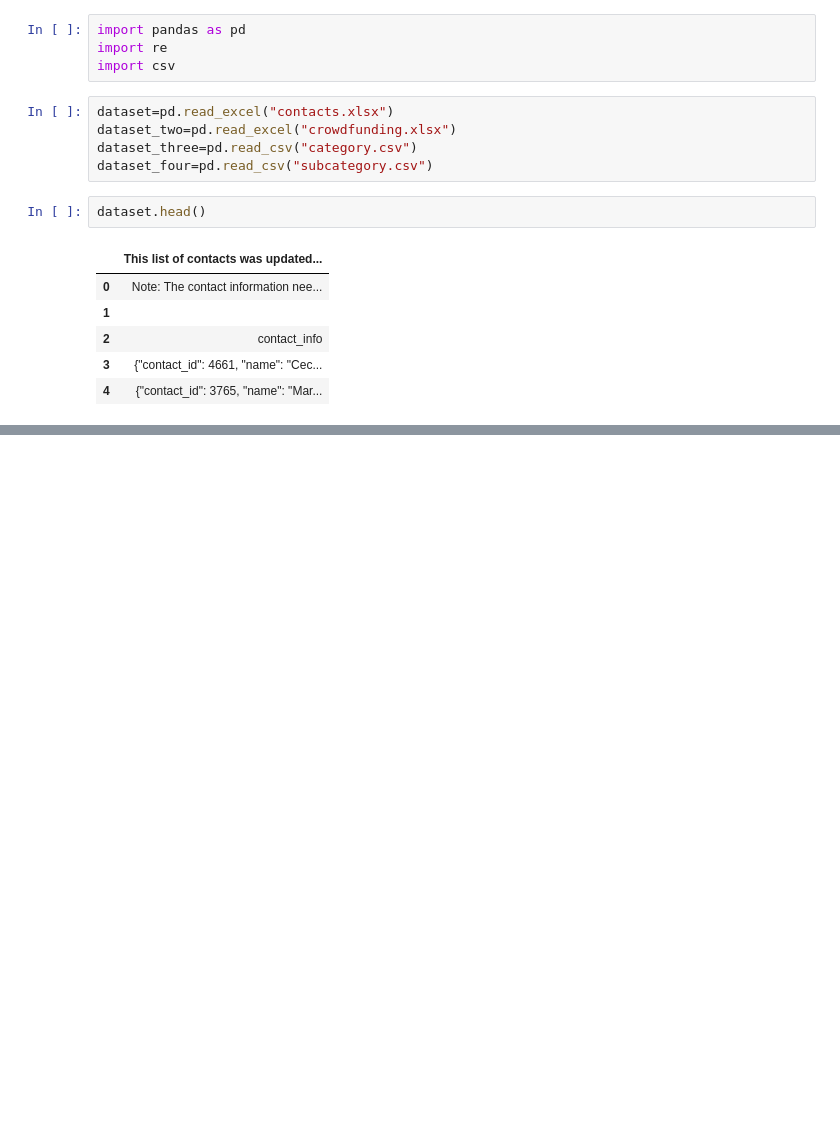
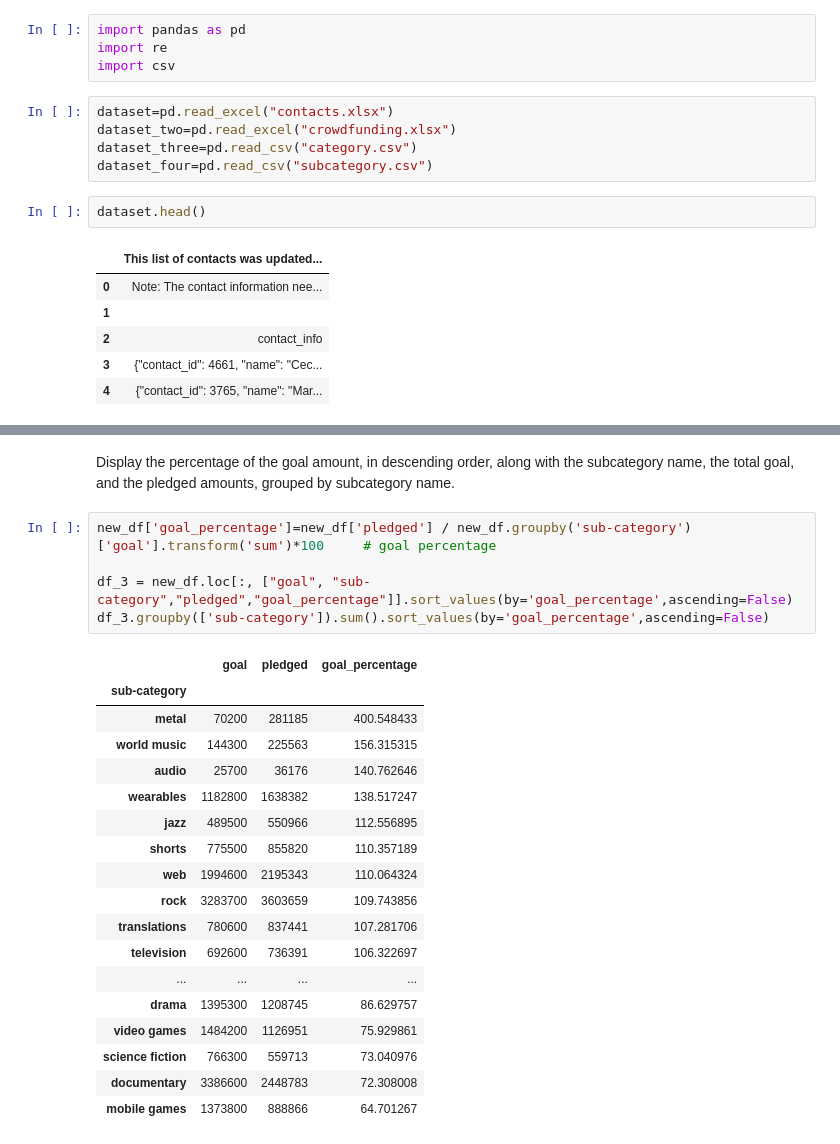
Before and after one commit to inventor-2-developer/Crowdfunding_ETL, a Jupyter notebook: Extracting_Transform_Load_Assignment.ipynb, the cells around one changed output, grey strips where cells are left out. Cells and saved outputs as stored; diff of their text form; blank space fills up the shorter version.

```diff
--- a/Extracting_Transform_Load_Assignment.ipynb
+++ b/Extracting_Transform_Load_Assignment.ipynb
@@ -82,0 +119,27 @@ re.findall(r'([^\d]+)', word)  #^\S+
+# %% [markdown]
+Display the percentage of the goal amount, in descending order, along with the subcategory name,
+the total goal, and the pledged amounts, grouped by subcategory name.
+# %%
+new_df['goal_percentage']=new_df['pledged'] / new_df.groupby('sub-category')['goal'].transform('sum')*100     # goal percentage
+
+df_3 = new_df.loc[:, ["goal", "sub-category","pledged","goal_percentage"]].sort_values(by='goal_percentage',ascending=False)
+df_3.groupby(['sub-category']).sum().sort_values(by='goal_percentage',ascending=False)
+# %% [output]
+|  | goal | pledged | goal_percentage |
+| sub-category |  |  |  |
+| metal | 70200 | 281185 | 400.548433 |
+| world music | 144300 | 225563 | 156.315315 |
+| audio | 25700 | 36176 | 140.762646 |
+| wearables | 1182800 | 1638382 | 138.517247 |
+| jazz | 489500 | 550966 | 112.556895 |
+| shorts | 775500 | 855820 | 110.357189 |
+| web | 1994600 | 2195343 | 110.064324 |
+| rock | 3283700 | 3603659 | 109.743856 |
+| translations | 780600 | 837441 | 107.281706 |
+| television | 692600 | 736391 | 106.322697 |
+| ... | ... | ... | ... |
+| drama | 1395300 | 1208745 | 86.629757 |
+| video games | 1484200 | 1126951 | 75.929861 |
+| science fiction | 766300 | 559713 | 73.040976 |
+| documentary | 3386600 | 2448783 | 72.308008 |
+| mobile games | 1373800 | 888866 | 64.701267 |
```
Also changed, not shown: parts of 19 cells of this notebook.
